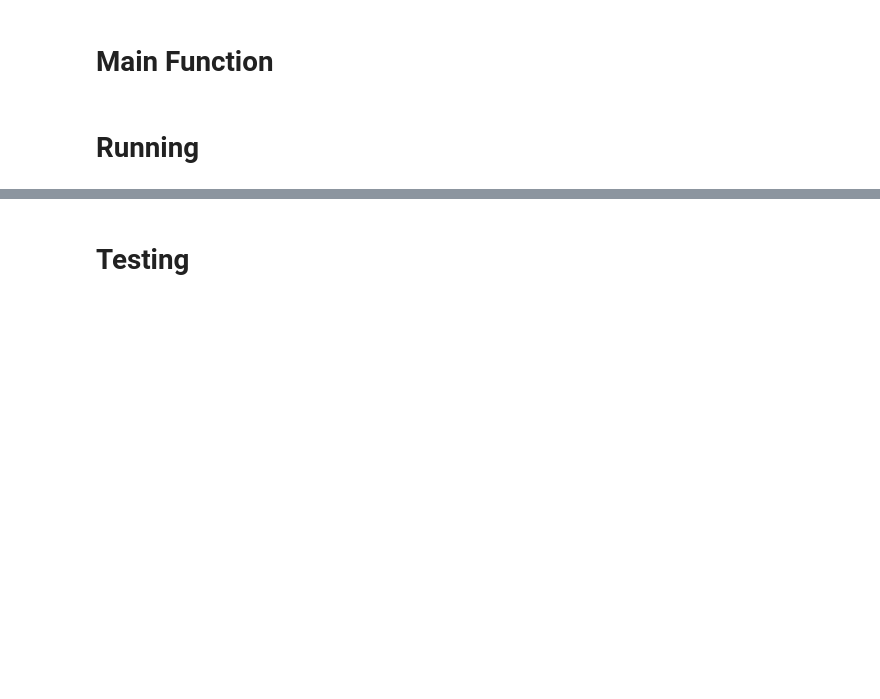
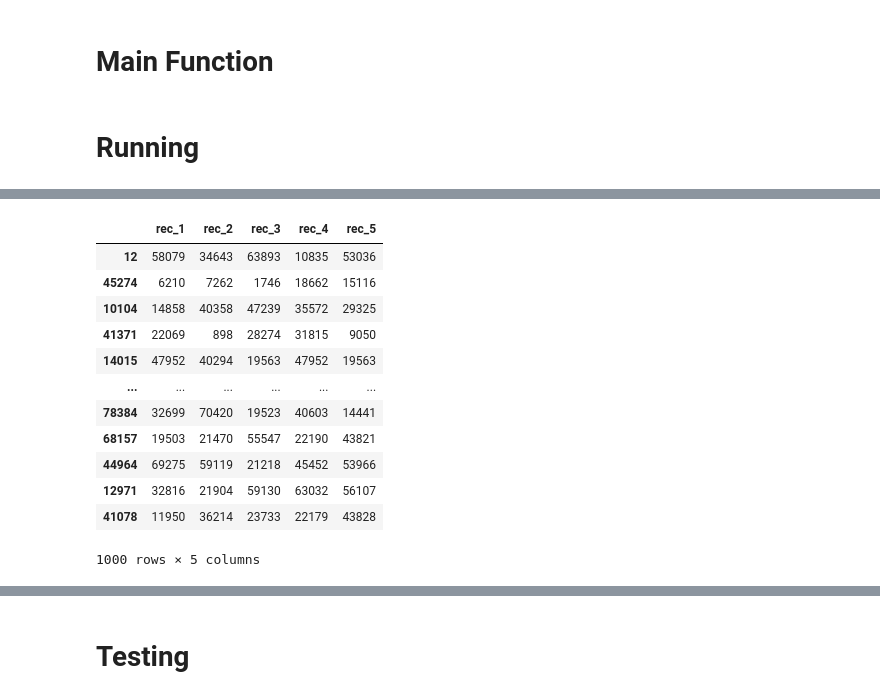
Before and after one commit to manu675/Data_Mining_Cup_Prudsys_21, a Jupyter notebook: MainTopics_Classifier_v3.ipynb, the cells around one changed output, grey strips where cells are left out. Drawn from its saved outputs; the diff is of its cells as text; code cells hidden in the pictures; blank space fills up the shorter version.

Commit message:
Made changes to MainTopics_Classifiert_v3.

```diff
--- a/MainTopics_Classifier_v3.ipynb
+++ b/MainTopics_Classifier_v3.ipynb
@@ -124,8 +124,10 @@ def get_topic_similarity_matrix(list_of_main_topics, method = 0):
     topic_similarity_matrix[base_topic] = {base_topic : len(base_topic)} #set the similarity of a main topic to itself equal to the length of its code
 
     for comparison_topic in unique_main_topics:
-      if method == 0: similarity = get_substring_similarity(base_topic, comparison_topic)
-      else: similarity = get_pyramid_similarity(base_topic, comparison_topic)
+      if method == 0:
+        similarity = get_substring_similarity(base_topic, comparison_topic)
+      else:
+        similarity = get_pyramid_similarity(base_topic, comparison_topic)
       topic_similarity_matrix[base_topic][comparison_topic] = similarity
 
   return topic_similarity_matrix
@@ -152,8 +154,9 @@ def get_topic_candidates(eval_itemID, list_of_itemIDs, list_of_main_topics, simi
 
   #Get a list_of_candidates containing at least 5 items based on their similarity to the main topic of eval_itemID
   list_of_candidateIDs = []
+  empty = False
 
-  while len(list_of_candidateIDs) < n:
+  while len(list_of_candidateIDs) < n and not empty:
     #Set new highest similarity score to max_similarity and find items with these main topics
     max_similarity = max(list_of_similarity_scores)
     max_similarity_indices = [i for i,similarity in enumerate(list_of_similarity_scores) if similarity == max_similarity]
@@ -164,12 +167,13 @@ def get_topic_candidates(eval_itemID, list_of_itemIDs, list_of_main_topics, simi
     list_of_candidateIDs += [ID for i,ID in enumerate(list_of_itemIDs) if i in candidate_indices and ID != eval_itemID]
 
     #Remove maximum similarity score from list of similarity scores for the next iteration
-    list_of_similarity_scores = list(set(list_of_similarity_scores) - set([max_similarity]))
+    list_of_similarity_scores.remove(max_similarity)
 
     if list_of_similarity_scores == []:
-      num_missing_values = 5-len(list_of_candidateIDs)
-      list_of_IDs_without_eval_itemID = list(set(list_of_itemIDs) - set([eval_itemID]))
-      list_of_candidateIDs += np.random.choice(np.array(list_of_IDs_without_eval_itemID), size=num_missing_values, replace=False).tolist()
+      empty = True
+    #  num_missing_values = 5-len(list_of_candidateIDs)
+    #  list_of_IDs_without_eval_itemID = list(set(list_of_itemIDs) - set([eval_itemID]))
+    #  list_of_candidateIDs += np.random.choice(np.array(list_of_IDs_without_eval_itemID), size=num_missing_values, replace=False).tolist()
 
   return list_of_candidateIDs
 # %% [markdown]
@@ -191,14 +195,15 @@ def get_recommendations(eval_df, items_df, topic_similarity_method=0):
 
   #initialize the matrix of recommendations and the list_of_candidateIDs
   recommendations_data = []
-  list_of_candidateIDs = []
 
   #Get topic-similarity matrix to safe computing time
   #list_of_unique_main_topics = list(set(list_of_main_topics))
   similarity_matrix = get_topic_similarity_matrix(list_of_main_topics, method=topic_similarity_method)
 
+  num_completed_eval_Items = 0
   #Main loop to obtain list_of_candidates for each eval_item in list_of_evalIDs
   for eval_itemID in list_of_evalIDs:
+    list_of_candidateIDs = []
 
     #Make random choice in case eval_itemID is not in list_of_itemIDs
     if eval_itemID not in list_of_itemIDs:
@@ -206,29 +211,34 @@ def get_recommendations(eval_df, items_df, topic_similarity_method=0):
 
     else:
       #Get list of candidates based on authors
-
-      author = items_df.loc[eval_ID,"author"]
+      author = items_df.loc[eval_itemID,"author"]
       author_book_IDs = items_df[items_df["author"]==author].index.tolist()
 
       if len(author_book_IDs) == 5:
         list_of_candidateIDs = author_book_IDs
       elif len(author_book_IDs) < 5:
-        list_of_candidateIDs += get_topic_candidates(eval_ID, list_of_itemIDs, list_of_main_topics, similarity_matrix, 5-count(author_book_IDs))
+        list_of_candidateIDs = author_book_IDs + get_topic_candidates(eval_itemID, list_of_itemIDs, list_of_main_topics, similarity_matrix, 5-len(author_book_IDs))
       else:
-        author_main_topics = items_df[(items_df["author"]==author)]["main topic"].tolist()
-        list_of_candidateIDs = get_topic_candidates(eval_ID, author_book_IDs, author_main_topics, similarity_matrix, 5)
-
+        author_main_topics = items_df[items_df["author"]==author]["main topic"].tolist()
+        list_of_candidateIDs = get_topic_candidates(eval_itemID, author_book_IDs, author_main_topics, similarity_matrix, 5)
 
     #Get 5 recommendations from the list_of_candidates
     if len(list_of_candidateIDs) == 5:
       list_of_recommendations = list_of_candidateIDs
+    elif len(list_of_candidateIDs) < 5:
+      list_of_recommendations = list_of_candidateIDs + np.random.choice(np.array(list(set(list_of_itemIDs)-set([eval_itemID]))), size=5-len(list_of_candidateIDs), replace=False).tolist()
     else:
       list_of_recommendations = np.random.choice(np.array(list_of_candidateIDs), size=5, replace=False).tolist()
 
       #Try to leverage transaction data to make better guess than random
 
+    recommendations_data.append(list_of_recommendations)
 
-    recommendations_data.append(list_of_recommendations)
+    #Progress tracking
+    num_completed_eval_Items += 1
+    if num_completed_eval_Items % (len(list_of_evalIDs)/10) == 0 and num_completed_eval_Items > 0:
+      print(f"{((num_completed_eval_Items/len(list_of_evalIDs))*100):0.2f}% of recommendations completed: {num_completed_eval_Items}/{len(list_of_evalIDs)}")
+
 
   recommendations_df = pd.DataFrame(recommendations_data, index=list_of_evalIDs, columns=["rec_1","rec_2","rec_3","rec_4","rec_5"])
 
@@ -236,4 +246,4 @@ def get_recommendations(eval_df, items_df, topic_similarity_method=0):
 # %% [markdown]
 # Running
 # %%
-recommendations_df = get_recommendations(eval_df, item_df, method=1)
+recommendations_df = get_recommendations(eval_df, items_df, topic_similarity_method=0)
@@ -240,5 +261,21 @@ recommendations_df = get_recommendations(eval_df, item_df, method=1)
 # %%
 recommendations_df.to_csv("recommendations2.csv")
+# %%
+recommendations_df
+# %% [output]
+|  | rec_1 | rec_2 | rec_3 | rec_4 | rec_5 |
+| 12 | 58079 | 34643 | 63893 | 10835 | 53036 |
+| 45274 | 6210 | 7262 | 1746 | 18662 | 15116 |
+| 10104 | 14858 | 40358 | 47239 | 35572 | 29325 |
+| 41371 | 22069 | 898 | 28274 | 31815 | 9050 |
+| 14015 | 47952 | 40294 | 19563 | 47952 | 19563 |
+| ... | ... | ... | ... | ... | ... |
+| 78384 | 32699 | 70420 | 19523 | 40603 | 14441 |
+| 68157 | 19503 | 21470 | 55547 | 22190 | 43821 |
+| 44964 | 69275 | 59119 | 21218 | 45452 | 53966 |
+| 12971 | 32816 | 21904 | 59130 | 63032 | 56107 |
+| 41078 | 11950 | 36214 | 23733 | 22179 | 43828 |
+1000 rows × 5 columns
 # %%
 from google.colab import files
 files.download("recommendations2.csv")
```
Also changed, not shown: parts of 7 cells of this notebook.
